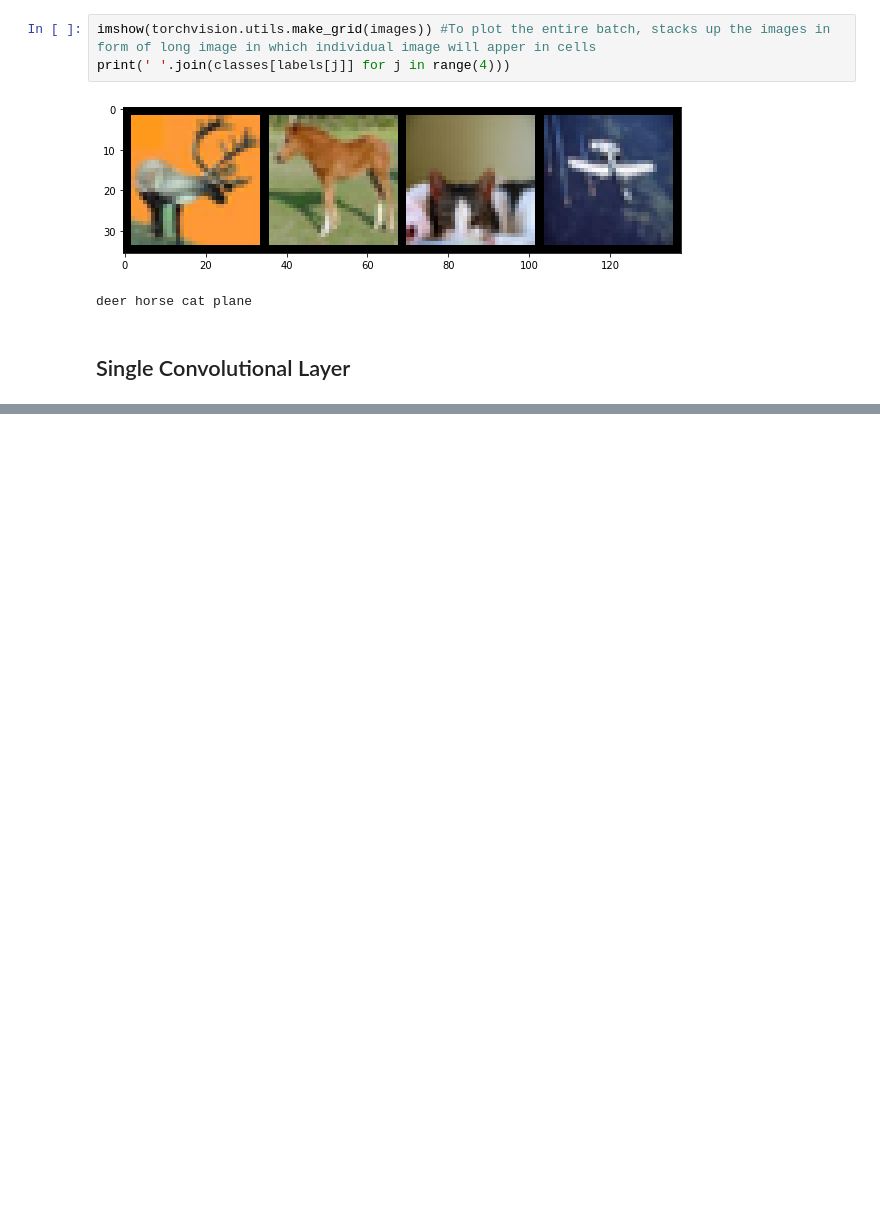
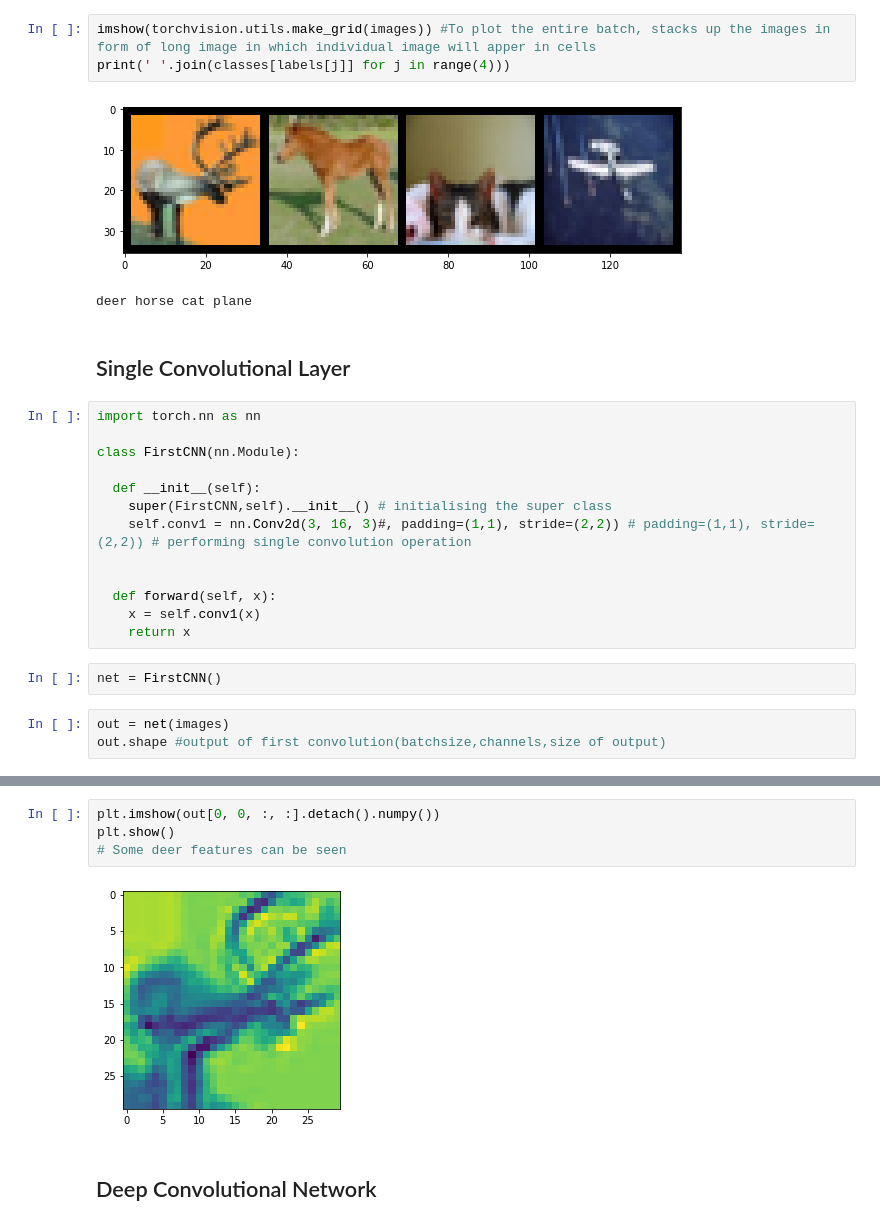
Before and after one commit to sagar9926/Pytorch, a Jupyter notebook: Pytorch_CNN.ipynb, the cells around one changed output, grey strips where cells are left out. Drawn from its saved outputs; the diff is of its cells as text; blank space fills up the shorter version.

```diff
--- a/Pytorch_CNN.ipynb
+++ b/Pytorch_CNN.ipynb
@@ -99,3 +99,21 @@ print(' '.join(classes[labels[j]] for j in range(4)))
 deer horse cat plane
 # %% [markdown]
 ## Single Convolutional Layer
+# %%
+import torch.nn as nn
+
+class FirstCNN(nn.Module):
+
+  def __init__(self):
+    super(FirstCNN,self).__init__() # initialising the super class
+    self.conv1 = nn.Conv2d(3, 16, 3)#, padding=(1,1), stride=(2,2)) # padding=(1,1), stride=(2,2)) # performing single convolution operation
+
+
+  def forward(self, x):
+    x = self.conv1(x)
+    return x
+# %%
+net = FirstCNN()
+# %%
+out = net(images)
+out.shape #output of first convolution(batchsize,channels,size of output)
@@ -101,0 +223,8 @@ deer horse cat plane
+# %%
+plt.imshow(out[0, 0, :, :].detach().numpy())
+plt.show()
+# Some deer features can be seen
+# %% [output]
+[figure, added]
+# %% [markdown]
+## Deep Convolutional Network
```
Also changed, not shown: parts of 18 cells of this notebook.
